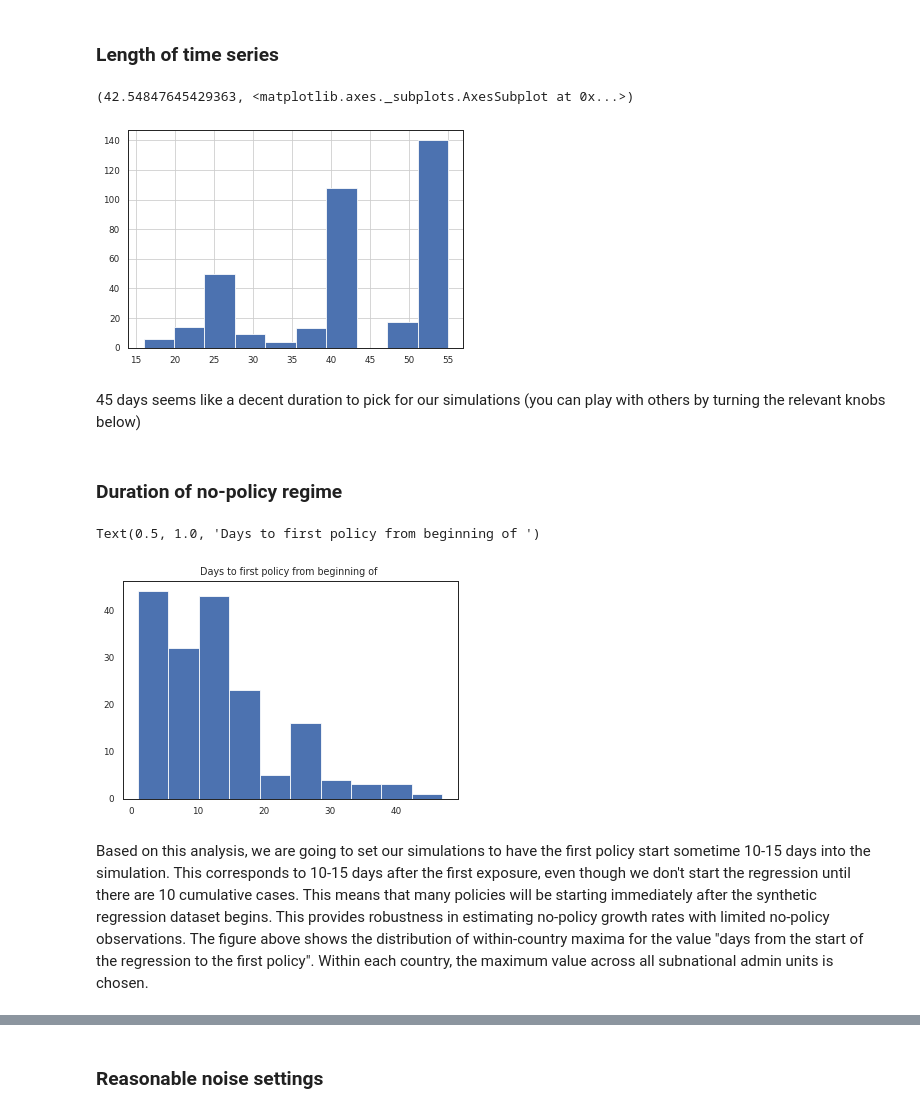
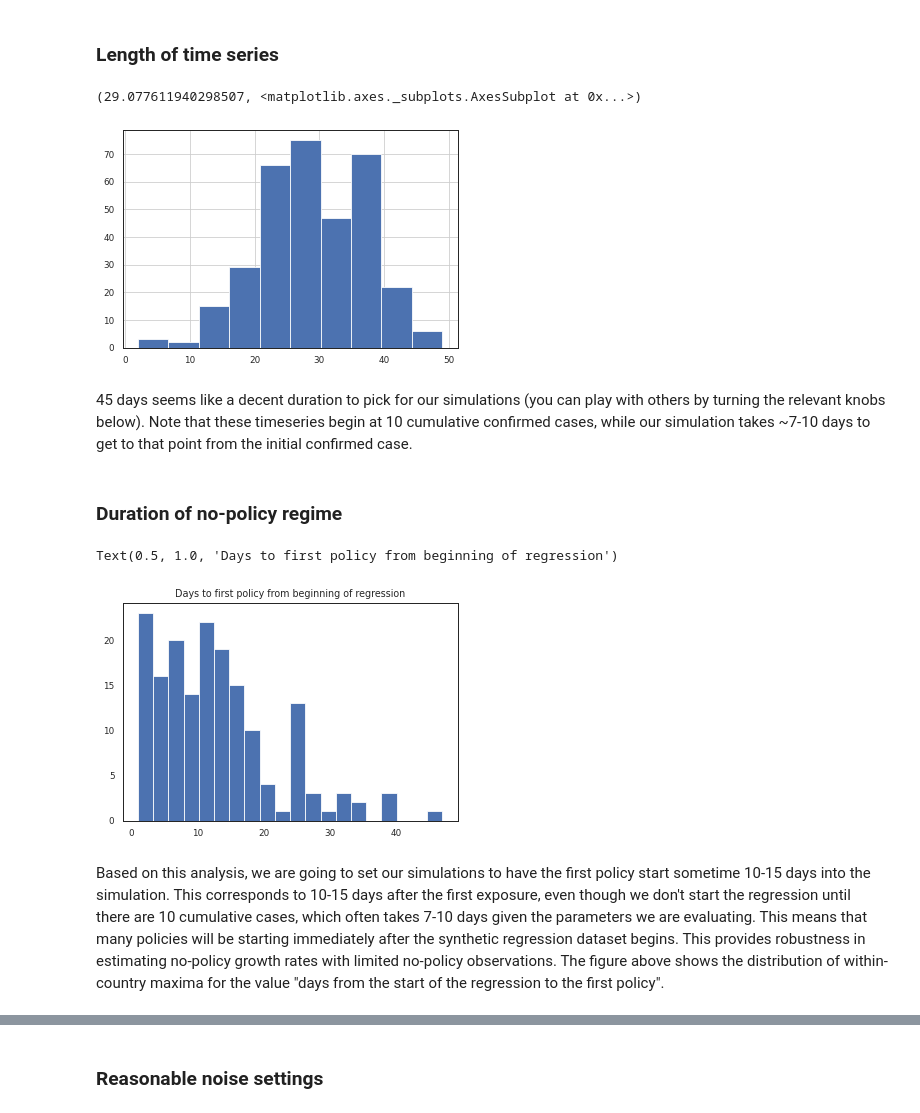
Before and after one commit to Global-Policy-Lab/gpl-covid, a Jupyter notebook: notebooks/iwb-robustness-sims.ipynb, the cells around one changed output, grey strips where cells are left out. Saved outputs shown, nothing was run; the diff lists cells and outputs as text; code cells hidden in the pictures.

```diff
--- a/notebooks/iwb-robustness-sims.ipynb
+++ b/notebooks/iwb-robustness-sims.ipynb
@@ -35,6 +35,7 @@ for i in cutil.ISOS:
     dfs.append(df)
 reg_df = pd.concat(dfs)
 reg_df["date"] = pd.to_datetime(reg_df.date)
+reg_df = reg_df[reg_df.cum_confirmed_cases.notnull()]
 # %% [markdown]
 ### Population
 # %%
@@ -104,27 +105,26 @@ Spop[Spop.S<.8].sort_values("population")
 duration = (reg_df.groupby(level=[0,1]).date.max() - reg_df.groupby(level=[0,1]).date.min()).dt.days
 duration.mean(), duration.hist()
 # %% [output]
-(42.54847645429363, <matplotlib.axes._subplots.AxesSubplot at 0x...>)
+(29.077611940298507, <matplotlib.axes._subplots.AxesSubplot at 0x...>)
-[figure, old version]
+[figure, new version]
 # %% [markdown]
-45 days seems like a decent duration to pick for our simulations (you can play with others by turning the relevant knobs below)
+45 days seems like a decent duration to pick for our simulations (you can play with others by turning the relevant knobs below). Note that these timeseries begin at 10 cumulative confirmed cases, while our simulation takes ~7-10 days to get to that point from the initial confirmed case.
 # %% [markdown]
 ### Duration of no-policy regime
 # %%
-to_reg = reg_df.cum_confirmed_cases>10
-policy_vars = reg_df.loc[to_reg,:].iloc[:,8:]
+policy_vars = reg_df.set_index("date", append=True).iloc[:,7:]
 policy_vars = policy_vars[[c for c in policy_vars.columns if "testing_regime" not in c]].select_dtypes("number")
 
 days_to_first_pol = (policy_vars>0).groupby(
     level=[0,1]
 ).apply(
     lambda x: x.reset_index(drop=True).idxmax(axis=0, skipna=False)
 ).groupby(level=0).max()
 d = days_to_first_pol.values.flatten()
-plt.hist(d[d>0])
+plt.hist(d[d>0], bins=20)
 plt.title('Days to first policy from beginning of regression')
 # %% [output]
-Text(0.5, 1.0, 'Days to first policy from beginning of ')
+Text(0.5, 1.0, 'Days to first policy from beginning of regression')
-[figure, old version]
+[figure, new version]
 # %% [markdown]
-Based on this analysis, we are going to set our simulations to have the first policy start sometime 10-15 days into the simulation. This corresponds to 10-15 days after the first exposure, even though we don't start the regression until there are 10 cumulative cases. This means that many policies will be starting immediately after the synthetic regression dataset begins. This provides robustness in estimating no-policy growth rates with limited no-policy observations. The figure above shows the distribution of within-country maxima for the value "days from the start of the regression to the first policy". Within each country, the maximum value across all subnational admin units is chosen.
+Based on this analysis, we are going to set our simulations to have the first policy start sometime 10-15 days into the simulation. This corresponds to 10-15 days after the first exposure, even though we don't start the regression until there are 10 cumulative cases, which often takes 7-10 days given the parameters we are evaluating. This means that many policies will be starting immediately after the synthetic regression dataset begins. This provides robustness in estimating no-policy growth rates with limited no-policy observations. The figure above shows the distribution of within-country maxima for the value "days from the start of the regression to the first policy".
```
Also changed, not shown: parts of 13 cells of this notebook, 2 other files.
